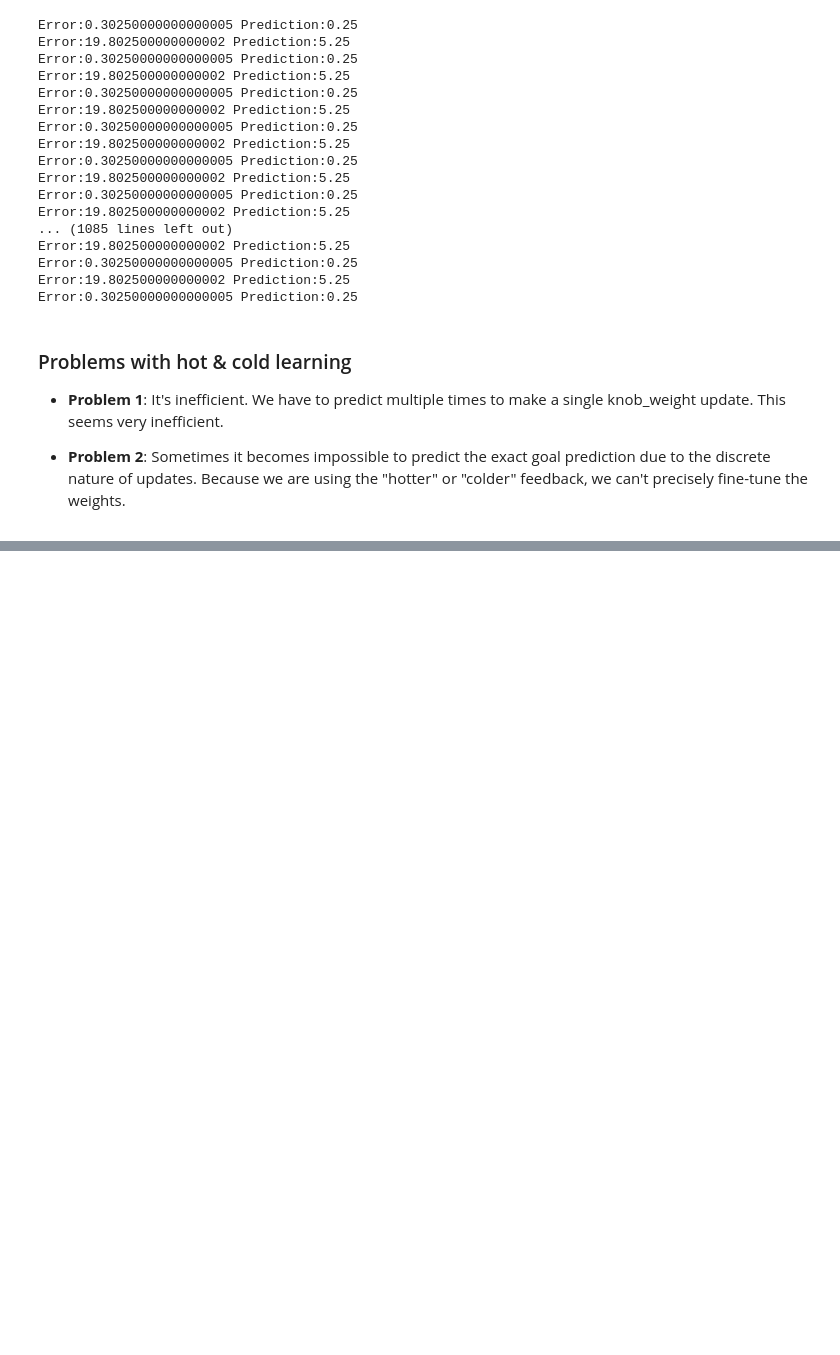
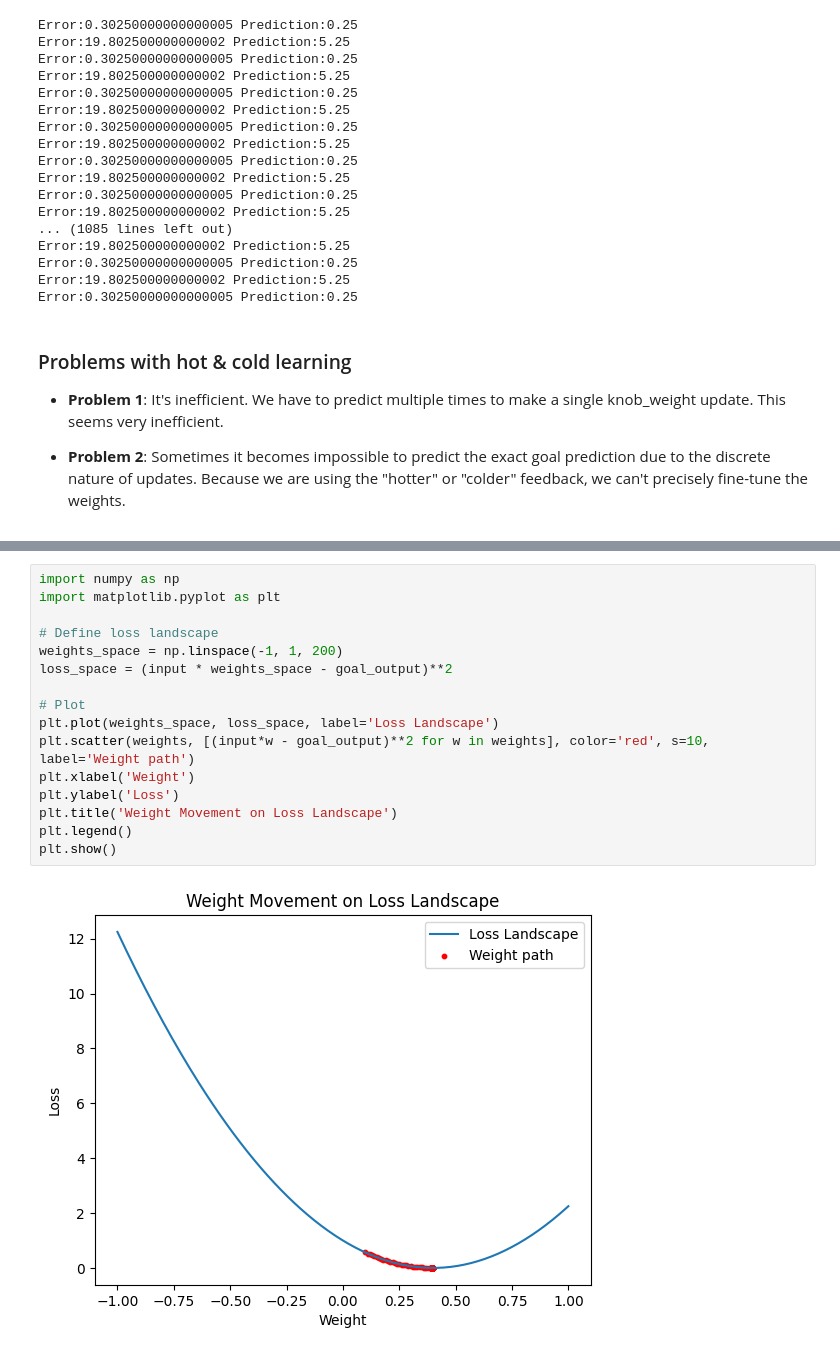
Before and after one commit to shankar-tamang/grokking-deep-learning-implementation-by-shank, a Jupyter notebook: Chapter_4_introduction_to_neural_learning/gradient_descent.ipynb, the cells around one changed output, grey strips where cells are left out. Cells and saved outputs as stored; diff of their text form; blank space fills up the shorter version.

```diff
--- a/Chapter_4_introduction_to_neural_learning/gradient_descent.ipynb
+++ b/Chapter_4_introduction_to_neural_learning/gradient_descent.ipynb
@@ -152,0 +206,18 @@ Prediction:1.0000000000000007 Loss:4.437342591868191e-31 Weight: 0.4000000000000
+# %%
+import numpy as np
+import matplotlib.pyplot as plt
+
+# Define loss landscape
+weights_space = np.linspace(-1, 1, 200)
+loss_space = (input * weights_space - goal_output)**2
+
+# Plot
+plt.plot(weights_space, loss_space, label='Loss Landscape')
+plt.scatter(weights, [(input*w - goal_output)**2 for w in weights], color='red', s=10, label='Weight path')
+plt.xlabel('Weight')
+plt.ylabel('Loss')
+plt.title('Weight Movement on Loss Landscape')
+plt.legend()
+plt.show()
+# %% [output]
+[figure, added]
```
Also changed, not shown: parts of 13 cells of this notebook.
